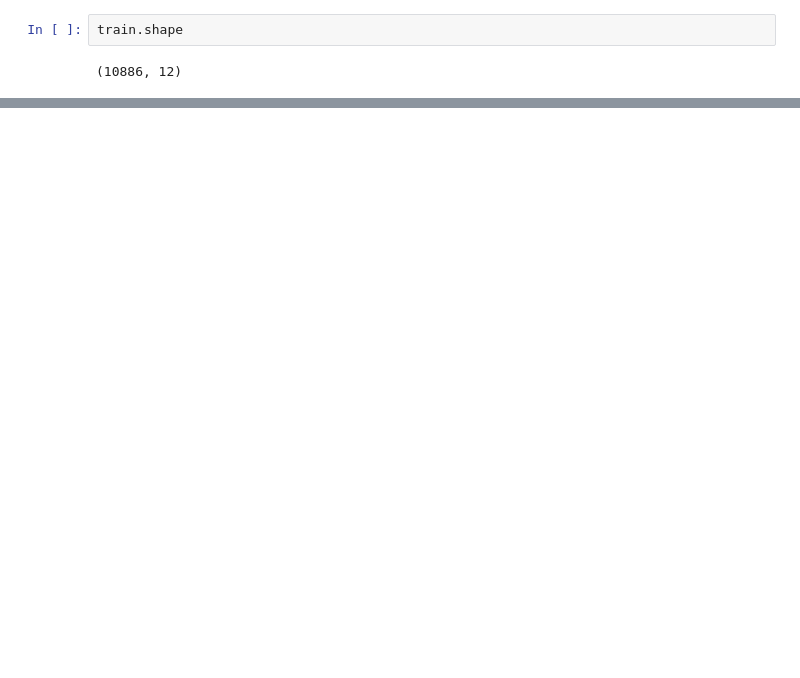
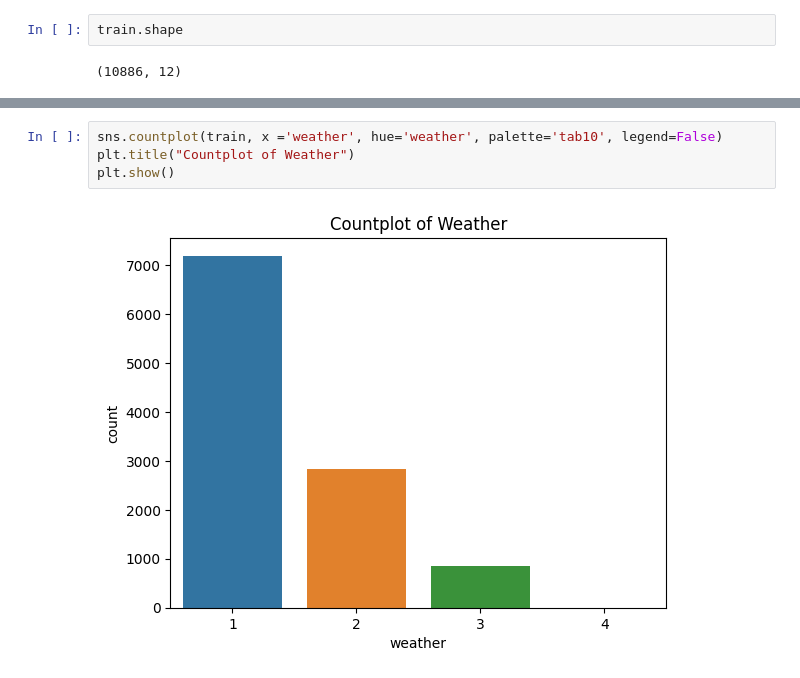
Before and after one commit to coronarita1991/AIFFEL_RESEARCH_STUDY, a Jupyter notebook: 20240522_LMS_Project_JunghoonLee.ipynb, the cells around one changed output, grey strips where cells are left out. Cells and saved outputs as stored; diff of their text form; blank space fills up the shorter version.

```diff
--- a/20240522_LMS_Project_JunghoonLee.ipynb
+++ b/20240522_LMS_Project_JunghoonLee.ipynb
@@ -321,0 +432,6 @@ train.shape
+# %%
+sns.countplot(train, x ='weather', hue='weather', palette='tab10', legend=False)
+plt.title("Countplot of Weather")
+plt.show()
+# %% [output]
+[figure, added]
```
Also changed, not shown: parts of 73 cells of this notebook.
